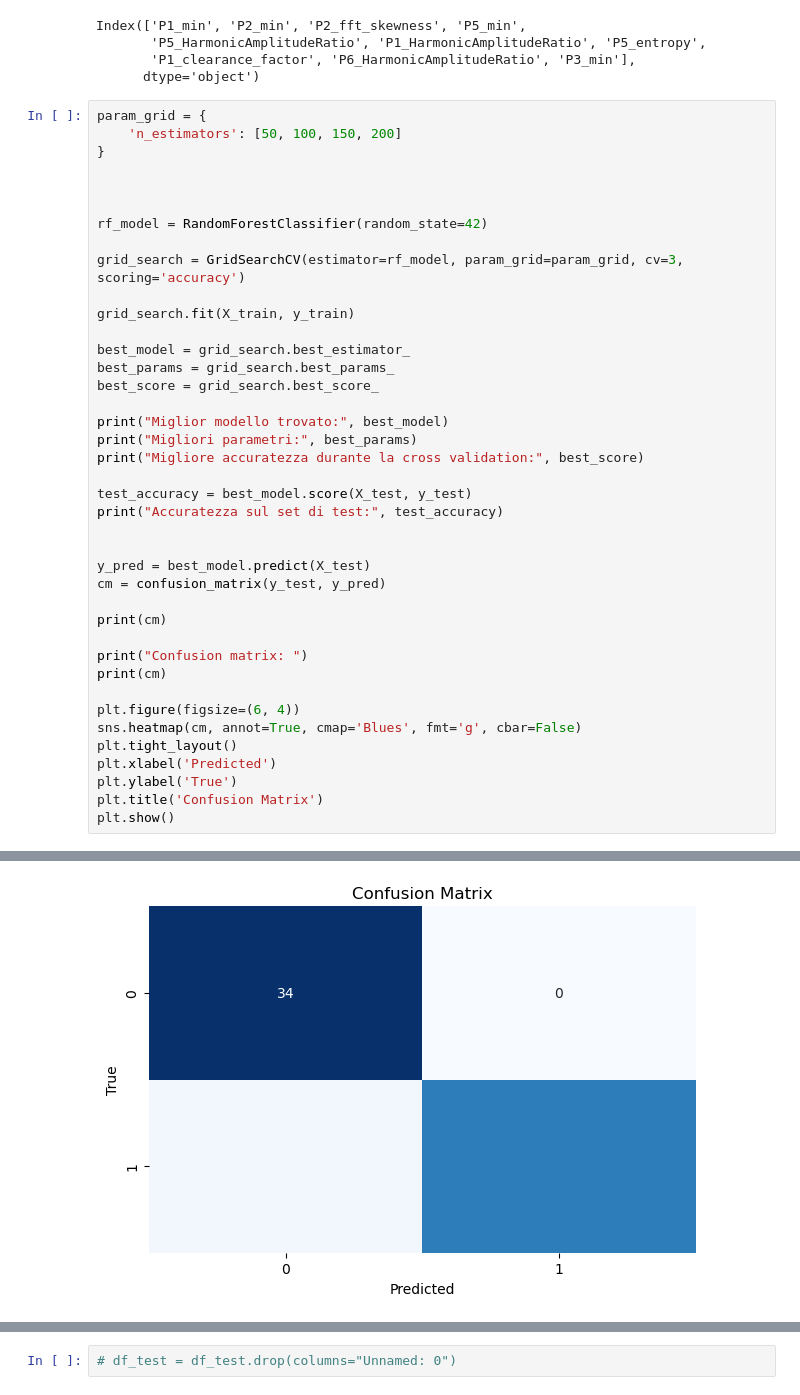
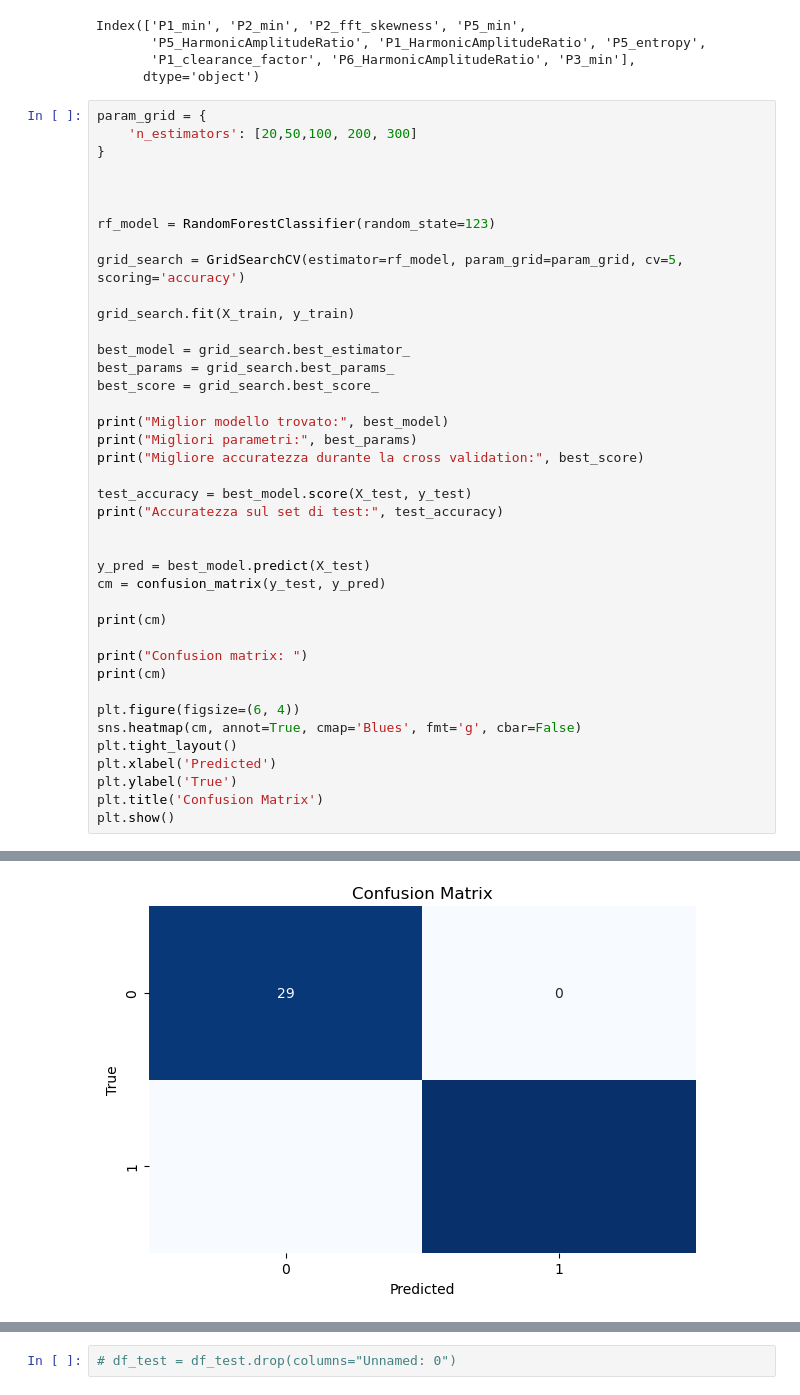
Before and after one commit to alexxdediu/Data-Challenge-PHM-Asia-Pacific-2023, a Jupyter notebook: models/model_task_1.ipynb, the cells around one changed output, grey strips where cells are left out. Cells and saved outputs as stored; diff of their text form.

```diff
--- a/models/model_task_1.ipynb
+++ b/models/model_task_1.ipynb
@@ -134,14 +181,14 @@ Index(['P1_min', 'P2_min', 'P2_fft_skewness', 'P5_min',
       dtype='object')
 # %%
 param_grid = {
-    'n_estimators': [50, 100, 150, 200]
+    'n_estimators': [20,50,100, 200, 300]
 }
 
 
 
-rf_model = RandomForestClassifier(random_state=42)
+rf_model = RandomForestClassifier(random_state=123)
 
-grid_search = GridSearchCV(estimator=rf_model, param_grid=param_grid, cv=3, scoring='accuracy')
+grid_search = GridSearchCV(estimator=rf_model, param_grid=param_grid, cv=5, scoring='accuracy')
 
 grid_search.fit(X_train, y_train)
 
@@ -185 +232 @@ Confusion matrix:
-[figure, old version]
+[figure, new version]
```
Also changed, not shown: parts of 14 cells of this notebook, 4 other files.
